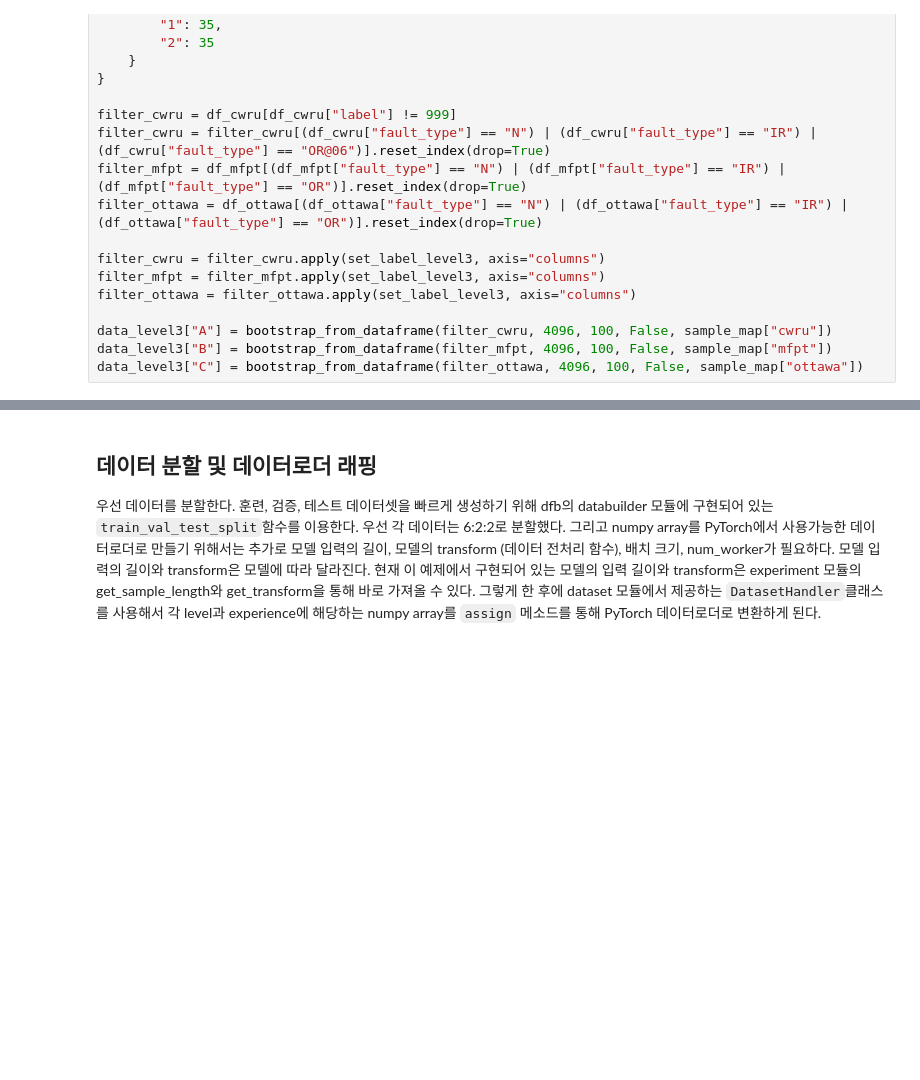
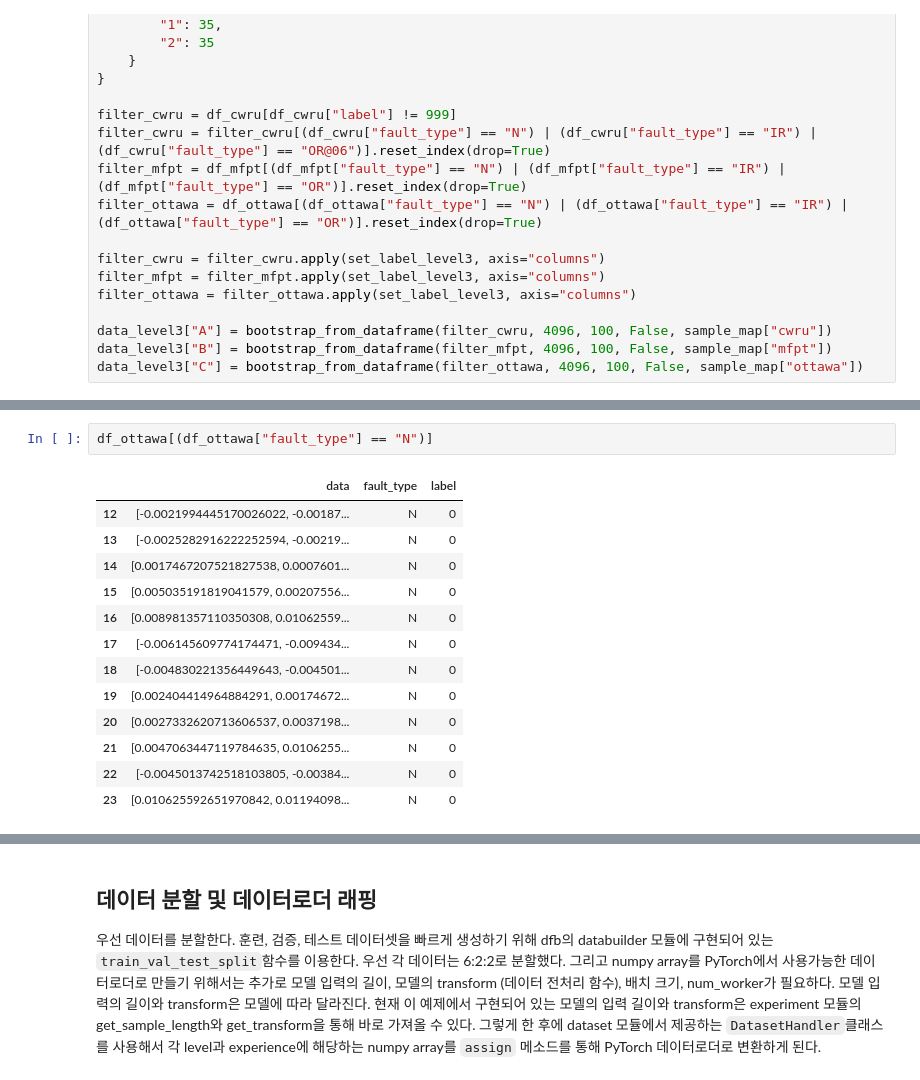
Before and after one commit to ssu004/DeepFault_Model, a Jupyter notebook: example/continual_learning.ipynb, the cells around one changed output, grey strips where cells are left out. Cells and saved outputs as stored; diff of their text form; blank space fills up the shorter version.

```diff
--- a/example/continual_learning.ipynb
+++ b/example/continual_learning.ipynb
@@ -182,0 +211,16 @@ data_level3["C"] = bootstrap_from_dataframe(filter_ottawa, 4096, 100, False, sam
+# %%
+df_ottawa[(df_ottawa["fault_type"] == "N")]
+# %% [output]
+|  | data | fault_type | label |
+| 12 | [-0.0021994445170026022, -0.00187... | N | 0 |
+| 13 | [-0.0025282916222252594, -0.00219... | N | 0 |
+| 14 | [0.0017467207521827538, 0.0007601... | N | 0 |
+| 15 | [0.005035191819041579, 0.00207556... | N | 0 |
+| 16 | [0.008981357110350308, 0.01062559... | N | 0 |
+| 17 | [-0.006145609774174471, -0.009434... | N | 0 |
+| 18 | [-0.004830221356449643, -0.004501... | N | 0 |
+| 19 | [0.002404414964884291, 0.00174672... | N | 0 |
+| 20 | [0.0027332620713606537, 0.0037198... | N | 0 |
+| 21 | [0.0047063447119784635, 0.0106255... | N | 0 |
+| 22 | [-0.0045013742518103805, -0.00384... | N | 0 |
+| 23 | [0.010625592651970842, 0.01194098... | N | 0 |
```
Also changed, not shown: parts of 5 cells of this notebook, 3 other files.
